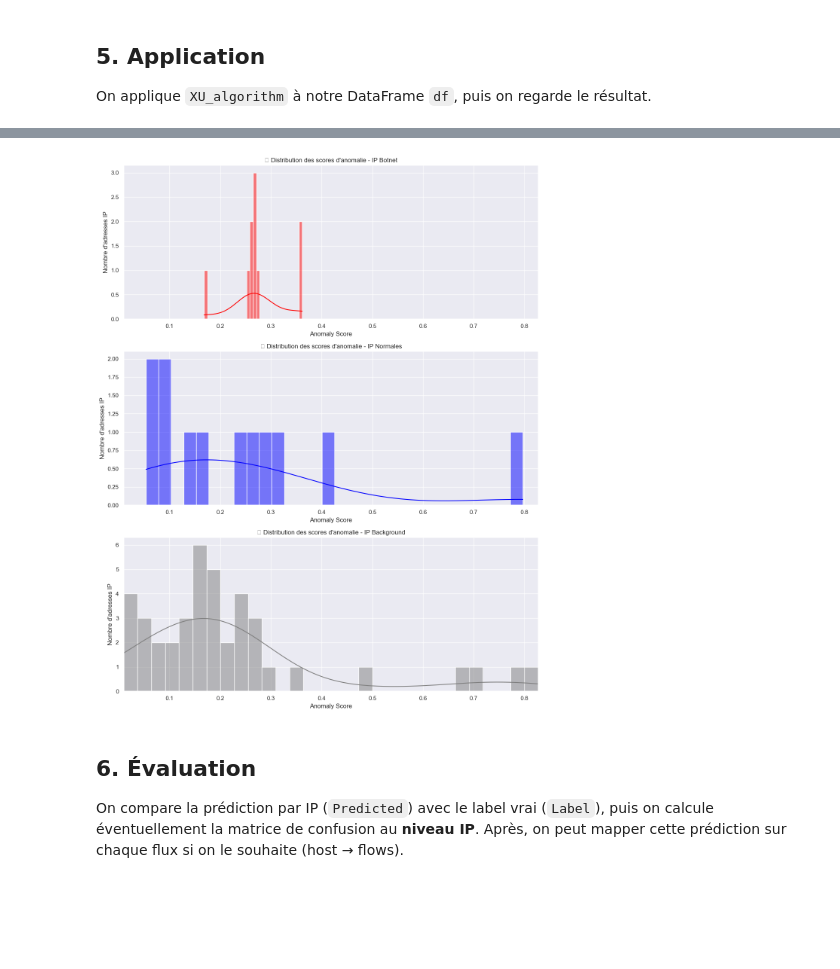
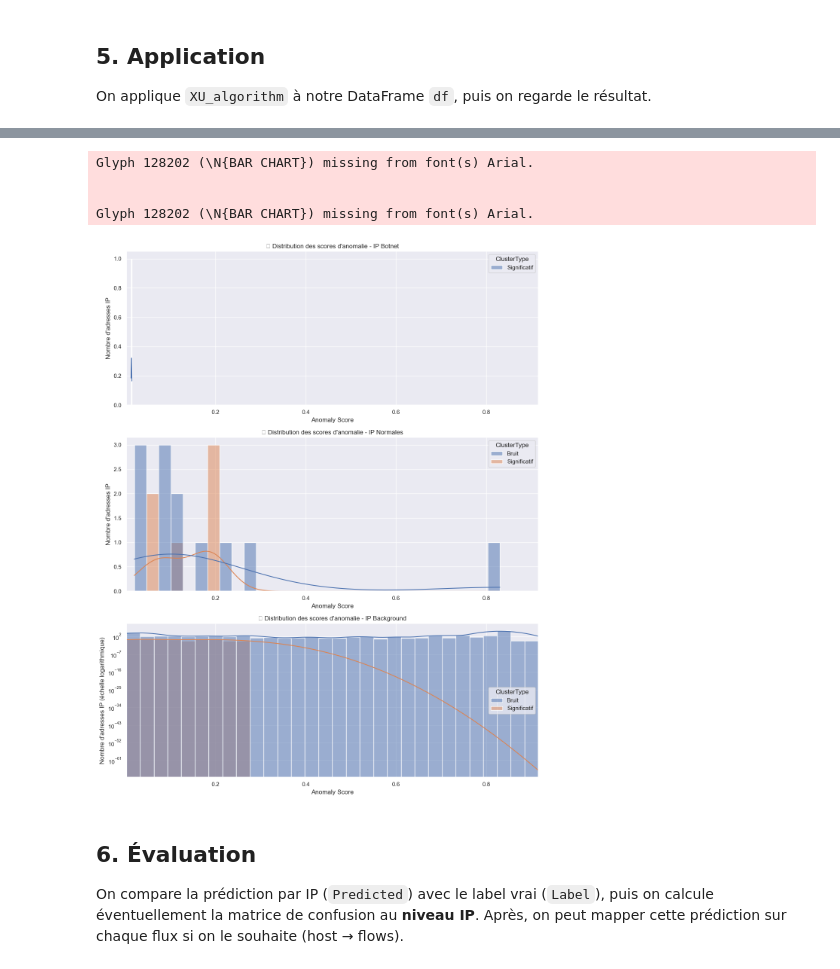
Before and after one commit to Keracles/Xu, a Jupyter notebook: XU.ipynb, the cells around one changed output, grey strips where cells are left out. Saved outputs shown, nothing was run; the diff lists cells and outputs as text; code cells hidden in the pictures; blank space fills up the shorter version.

```diff
--- a/XU.ipynb
+++ b/XU.ipynb
@@ -534,6 +498,18 @@ def apply_threshold_and_categorize_ru(df_features, threshold=0.5, epsilon_dict=N
 ## 5. Application
 On applique `XU_algorithm` à notre DataFrame `df`, puis on regarde le résultat.
 # %%
+# --- 1. Étape : Extraction des clusters significatifs sur une colonne (par ex. 'SrcIP')
+S, R, alpha_star, df_clustered, df_log = extract_significant_clusters_with_live_plot(
+    df, column='SrcIP', alpha0=0.02, beta=0.8, debug=False
+)
+
+# --- 2. Filtrage du dataset : uniquement les lignes appartenant aux clusters significatifs
+df_significatif = df_clustered[df_clustered['ClusterType'] == 'Significatif']
+
+print(f"\n🔍 Nombre de lignes retenues pour l’analyse XU : {len(df_significatif)}")
+
+# --- 3. Application de l’algorithme XU uniquement sur ce sous-ensemble
+
 custom_profiles = {
     # Comportements typiques de botnets/scanners identifiés :
 
@@ -551,7 +527,15 @@ custom_profiles = {
 
     # BC23 [2,1,2] → Profil de service fortement ciblé par des scanners massifs
     'cible_botnet': np.array([0.9, 0.5, 0.9]),
+
+    # BC 18 [2,0,0] → Training dataset 10
+    'scanner_vertical': np.array([0.9, 0.1, 0.1]),
 }
 
+print(" 📊 ➤ Analyse XU sur les clusters significatifs...")
+df_features = XU_algorithm(df_significatif, ref_profiles=custom_profiles)
+display_scrollable_dataframe(df_features.head(20))
 
-df_features = XU_algorithm(df, ref_profiles=custom_profiles)
+print(" 📊 ➤ Analyse XU sur toutes les IP pour les statistiques")
+df_features_without_pre_cluster = XU_algorithm(df_clustered, ref_profiles=custom_profiles)
+display_scrollable_dataframe(df_features_without_pre_cluster.head(20))
@@ -603,9 +759,11 @@ epsilon_dict = {
     'RU_DstPort': 0.2,
     'RU_DstIP': 0.3
 }
+threshold = 0.4
 
-df_classified = apply_threshold_and_categorize_ru(df_features, threshold=0.4, epsilon_dict=epsilon_dict)
 
-display_scrollable_dataframe(df_classified.head(20), max_height=400)
+df_classified = apply_threshold_and_categorize_ru(df_features, threshold=threshold, epsilon_dict=epsilon_dict)
+df_classified_pre_clusters = apply_threshold_and_categorize_ru(df_features_without_pre_cluster, threshold=threshold, epsilon_dict=epsilon_dict)
+display_scrollable_dataframe(df_classified.head(21), max_height=400)
 # %% [output]
 |  | SrcIP | RU_SrcPort | RU_SrcPort_Level | RU_DstPort | RU_DstPort_Level | RU_DstIP | RU_DstIP_Level | ... |
@@ -648,8 +786,8 @@ display_scrollable_dataframe(df_classified[df_classified["Label"] != "Background
 # %%
 # Filtrer les IP selon le label
-botnet_scores_df = df_classified[df_classified['Label'] == 'Botnet'][['SrcIP', 'AnomalyScore']].reset_index(drop=True)
-normal_scores_df = df_classified[df_classified['Label'] == 'Normal'][['SrcIP', 'AnomalyScore']].reset_index(drop=True)
-background_scores_df = df_classified[df_classified['Label'] == 'Background'][['SrcIP', 'AnomalyScore']].reset_index(drop=True)
+botnet_scores_df = df_classified_pre_clusters[df_classified_pre_clusters['Label'] == 'Botnet'][['SrcIP', 'AnomalyScore', 'ClusterType']].reset_index(drop=True)
+normal_scores_df = df_classified_pre_clusters[df_classified_pre_clusters['Label'] == 'Normal'][['SrcIP', 'AnomalyScore', 'ClusterType']].reset_index(drop=True)
+background_scores_df = df_classified_pre_clusters[df_classified_pre_clusters['Label'] == 'Background'][['SrcIP', 'AnomalyScore', 'ClusterType']].reset_index(drop=True)
 
 # ➤ Calcul des bornes communes d'AnomalyScore
 min_score = min(
@@ -663,38 +801,44 @@ max_score = max(
     normal_scores_df['AnomalyScore'].max(),
     background_scores_df['AnomalyScore'].max()
 )
 
 # Créer les subplots
 fig, axes = plt.subplots(3, 1, figsize=(12, 15))
 
 # Histogramme Botnet
-sns.histplot(botnet_scores_df['AnomalyScore'], bins=30, kde=True, ax=axes[0], color='red')
+kde_botnet = botnet_scores_df['AnomalyScore'].nunique() > 1
+sns.histplot(data=botnet_scores_df, x='AnomalyScore', hue='ClusterType', bins=30, kde=kde_botnet, ax=axes[0])
 axes[0].set_title("📊 Distribution des scores d'anomalie - IP Botnet")
 axes[0].set_xlabel("Anomaly Score")
 axes[0].set_ylabel("Nombre d'adresses IP")
 axes[0].set_xlim(min_score, max_score)
 axes[0].grid(True)
 
 # Histogramme Normal
-sns.histplot(normal_scores_df['AnomalyScore'], bins=30, kde=True, ax=axes[1], color='blue')
+sns.histplot(normal_scores_df, x='AnomalyScore',hue='ClusterType', bins=30, kde=True, ax=axes[1])
 axes[1].set_title("📊 Distribution des scores d'anomalie - IP Normales")
 axes[1].set_xlabel("Anomaly Score")
 axes[1].set_ylabel("Nombre d'adresses IP")
 axes[1].set_xlim(min_score, max_score)
 axes[1].grid(True)
 
 # Histogramme Background
-sns.histplot(background_scores_df['AnomalyScore'], bins=30, kde=True, ax=axes[2], color='gray')
+sns.histplot(background_scores_df,x='AnomalyScore',hue='ClusterType', bins=30, kde=True, ax=axes[2])
 axes[2].set_title("📊 Distribution des scores d'anomalie - IP Background")
 axes[2].set_xlabel("Anomaly Score")
-axes[2].set_ylabel("Nombre d'adresses IP")
+axes[2].set_ylabel("Nombre d'adresses IP (échelle logarithmique)")
+axes[2].set_yscale('log')
 axes[2].set_xlim(min_score, max_score)
 axes[2].grid(True)
 
 plt.tight_layout()
 plt.show()
 # %% [output]
+Glyph 128202 (\N{BAR CHART}) missing from font(s) Arial.
+
+
+Glyph 128202 (\N{BAR CHART}) missing from font(s) Arial.
-[figure, old version]
+[figure, new version]
 # %% [markdown]
 ## 6. Évaluation
 On compare la prédiction par IP (`Predicted`) avec le label vrai (`Label`), puis on calcule éventuellement la matrice de confusion au **niveau IP**. Après, on peut mapper cette prédiction sur chaque flux si on le souhaite (host → flows).
```
Also changed, not shown: parts of 37 cells of this notebook, 1 other file.
